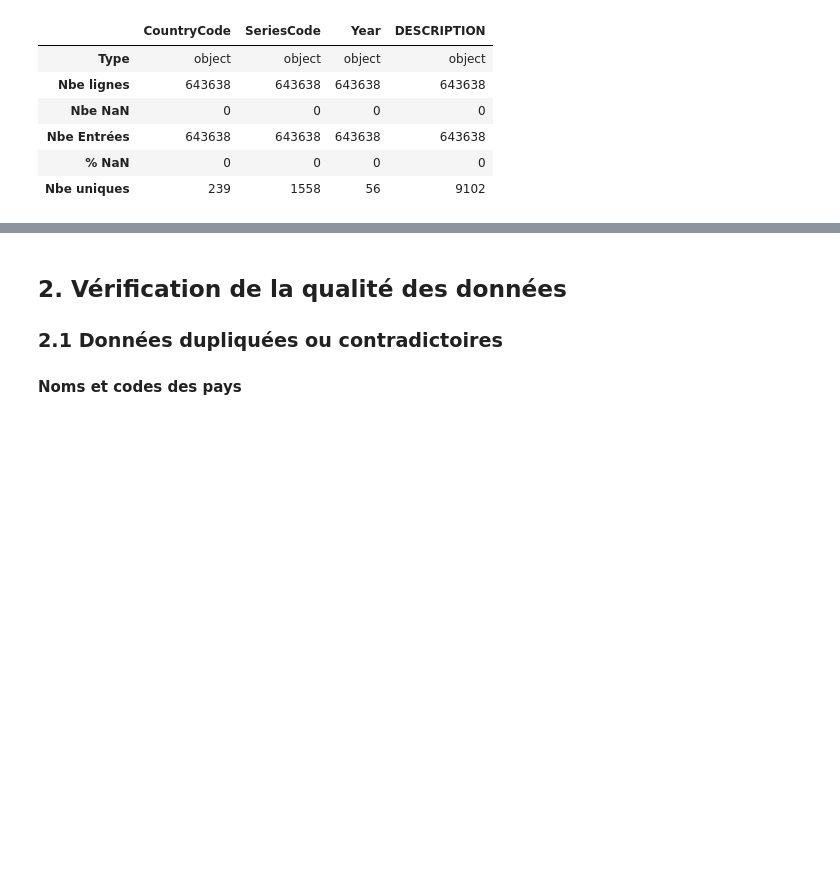
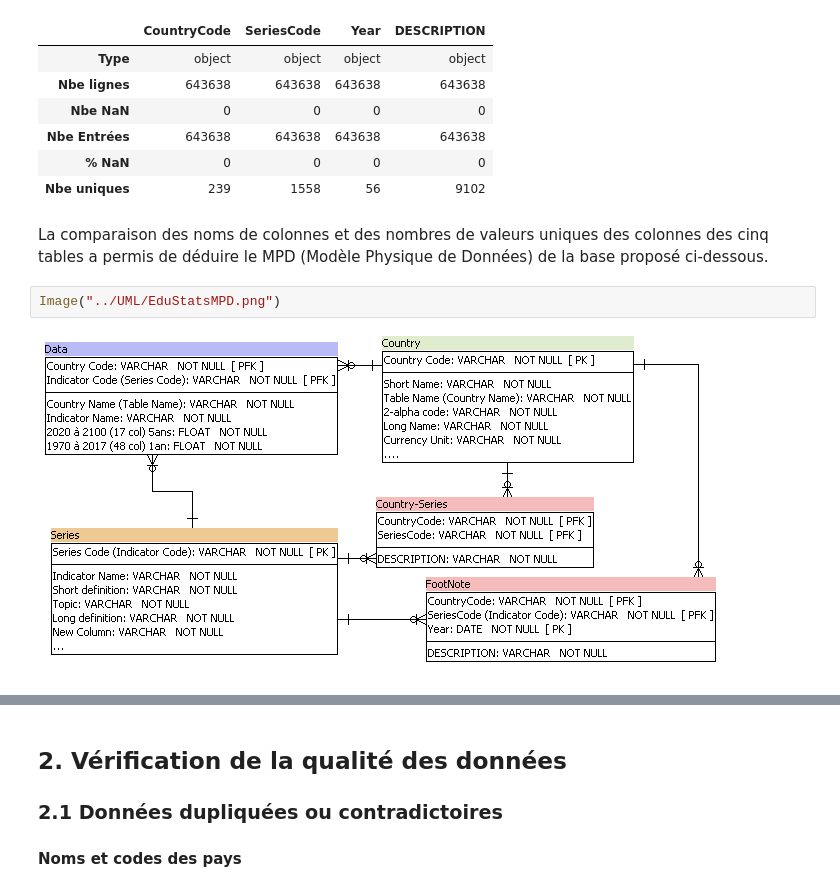
Before and after one commit to SmellyArmure/OC_DS_Project2, a Jupyter notebook: NOTEBOOK/P2-DataSystEd.ipynb, the cells around one changed output, grey strips where cells are left out. Saved outputs shown, nothing was run; the diff lists cells and outputs as text; blank space fills up the shorter version.

```diff
--- a/NOTEBOOK/P2-DataSystEd.ipynb
+++ b/NOTEBOOK/P2-DataSystEd.ipynb
@@ -126,3 +170,9 @@ infos_df(footnote)
 | Nbe Entrées | 643638 | 643638 | 643638 | 643638 |
 | % NaN | 0 | 0 | 0 | 0 |
 | Nbe uniques | 239 | 1558 | 56 | 9102 |
+# %% [markdown]
+La comparaison des noms de colonnes et des nombres de valeurs uniques des colonnes des cinq tables a permis de déduire le MPD (Modèle Physique de Données) de la base proposé ci-dessous.
+# %%
+Image("../UML/EduStatsMPD.png")
+# %% [output]
+[figure, added]
```
Also changed, not shown: parts of 25 cells of this notebook, 3 other files.
